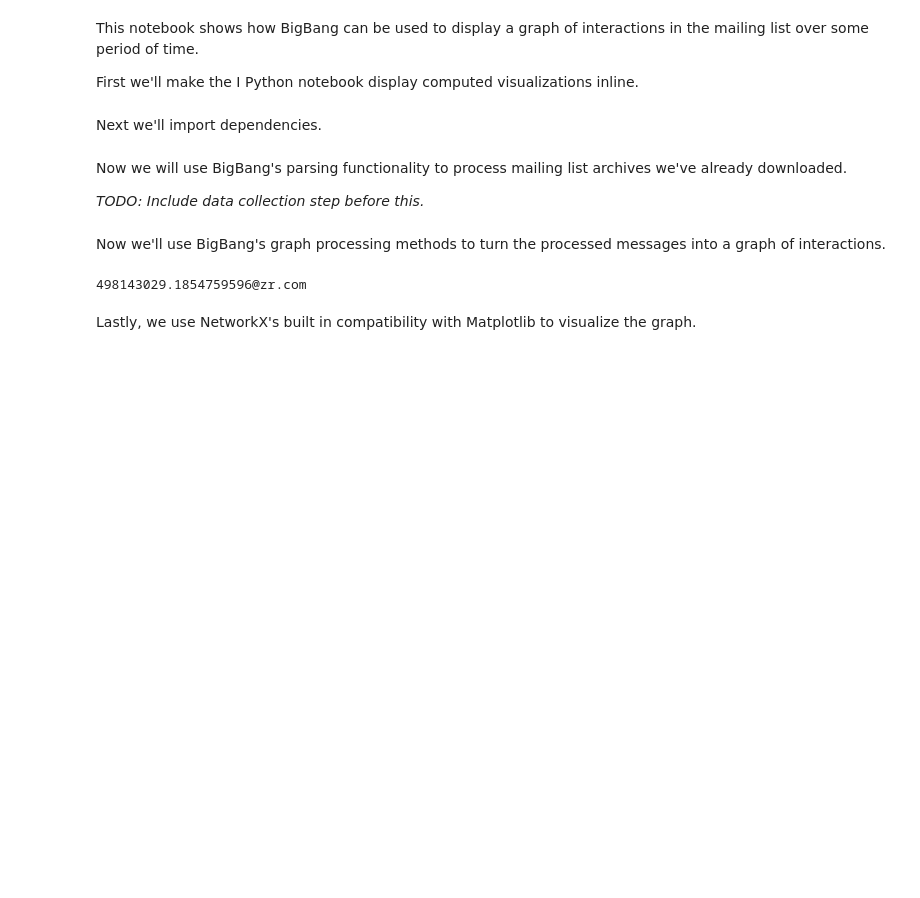
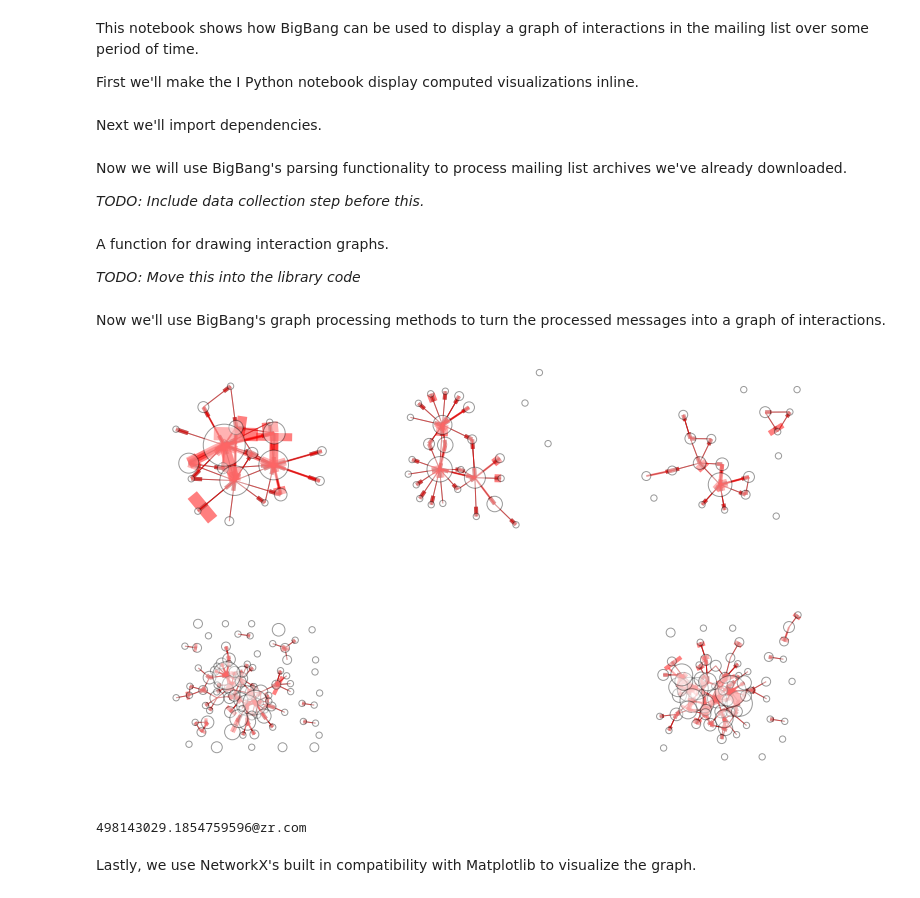
Before and after one commit to datactive/bigbang, a Jupyter notebook: examples/Show Interaction Graph.ipynb, the cells around one changed output. Saved outputs shown, nothing was run; the diff lists cells and outputs as text; code cells hidden in the pictures; blank space fills up the shorter version.

```diff
--- a/examples/Show Interaction Graph.ipynb
+++ b/examples/Show Interaction Graph.ipynb
@@ -26,8 +26,46 @@ fns = ["../archives/numpy-discussion/2011-November.txt",
 mls = [parse.open_mail_archive(fn) for fn in fns]
 
 messages = [m for ml in mls for m in ml]
+# %% [markdown]
+A function for drawing interaction graphs.
+
+*TODO: Move this into the library code*
+# %%
+def draw_interaction_graph(ig):
+    #pdig = nx.to_pydot(ig)
+    #pdig.set_overlap('False')
+
+    pos = nx.graphviz_layout(ig,prog='neato')
+    node_size = [data['sent'] * 40 for name,data in ig.nodes(data=True)]
+
+    nx.draw(ig,
+        pos,
+        node_size = node_size,
+        node_color = 'w',
+        alpha = 0.4,
+        font_size=18,
+        font_weight='bold'
+    )
+
+
+    # edge width is proportional to replies sent
+    edgewidth=[d['weight'] for (u,v,d) in ig.edges(data=True)]
+
+    #overlay edges with width based on weight
+    nx.draw_networkx_edges(ig,pos,alpha=0.5,width=edgewidth,edge_color='r')
 # %% [markdown]
 Now we'll use BigBang's graph processing methods to turn the processed messages into a graph of interactions.
+# %%
+plt.figure(figsize=(12.5, 7.5))
+for i,ml in enumerate(mls):
+    ig = graph.messages_to_interaction_graph(ml)
+    plt.subplot(230 + i) # create a subplot keyed to the index of this ml
+
+    draw_interaction_graph(ig)
+
+plt.show()
+# %% [output]
+[figure, added]
 # %%
 RG = graph.messages_to_reply_graph(messages)
 
```
Also changed, not shown: parts of 2 cells of this notebook, 1 other file.
